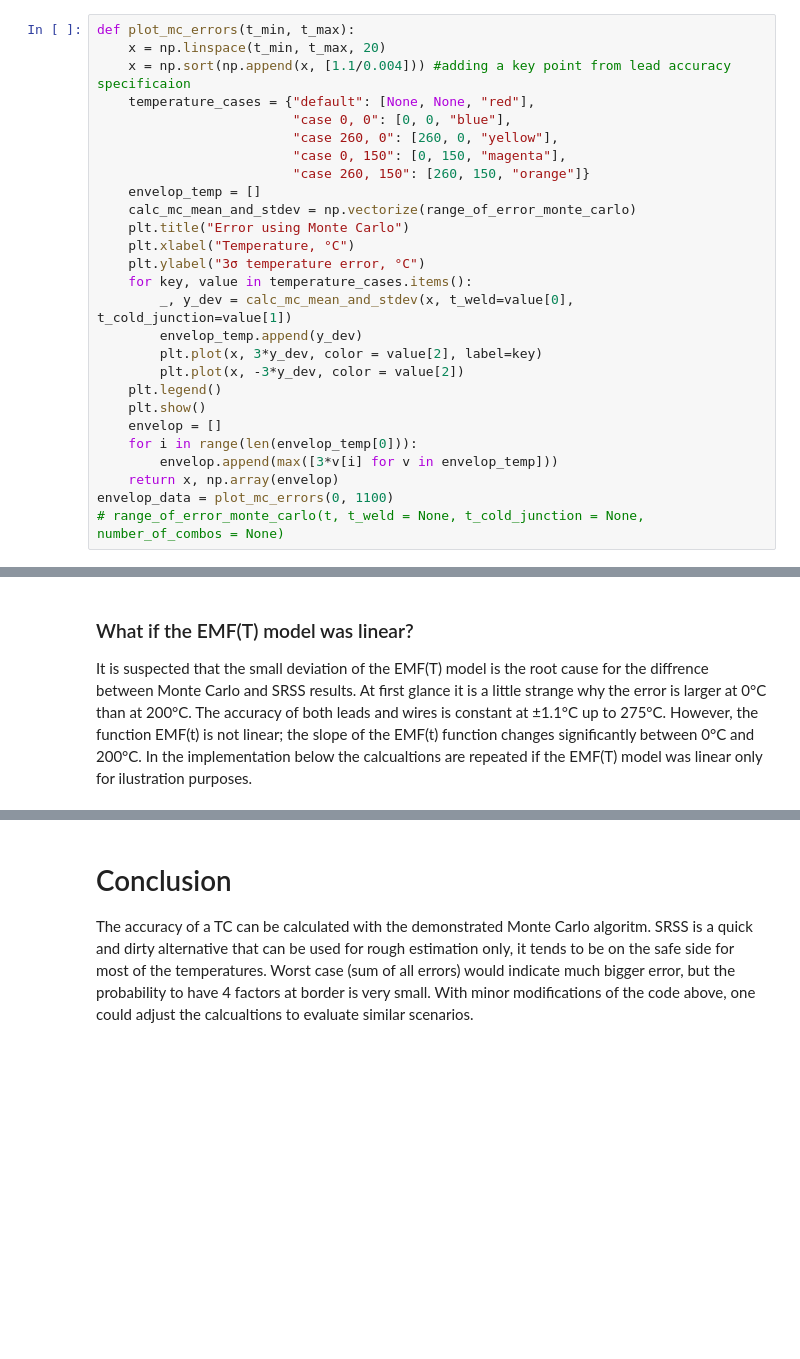
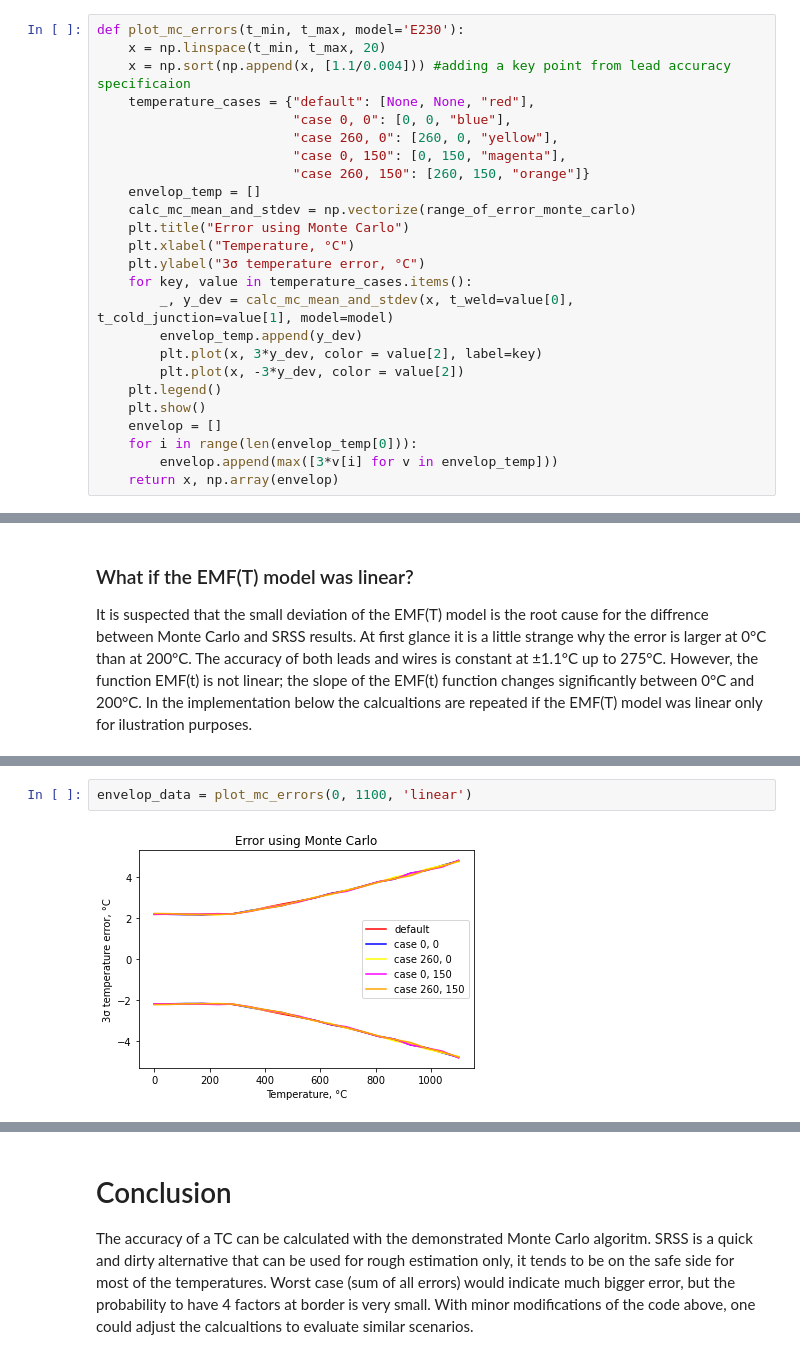
Before and after one commit to Chehlarov/Math-for-devs, a Jupyter notebook: 99 - TC project/N-type thermocouple accuracy calculation using Monte Carlo.ipynb, the cells around one changed output, grey strips where cells are left out. Drawn from its saved outputs; the diff is of its cells as text; blank space fills up the shorter version.

```diff
--- a/99 - TC project/N-type thermocouple accuracy calculation using Monte Carlo.ipynb
+++ b/99 - TC project/N-type thermocouple accuracy calculation using Monte Carlo.ipynb
@@ -276,7 +284,7 @@ The data shows 10000 combinations cover the 5% requirment with enough confidence
 # Calculating the error
 Below the expected error range is calcualted with 3σ confidence.
 # %%
-def plot_mc_errors(t_min, t_max):
+def plot_mc_errors(t_min, t_max, model='E230'):
     x = np.linspace(t_min, t_max, 20)
     x = np.sort(np.append(x, [1.1/0.004])) #adding a key point from lead accuracy specificaion
     temperature_cases = {"default": [None, None, "red"],
@@ -290,7 +298,7 @@ def plot_mc_errors(t_min, t_max):
     plt.xlabel("Temperature, °C")
     plt.ylabel("3σ temperature error, °C")
     for key, value in temperature_cases.items():
-        _, y_dev = calc_mc_mean_and_stdev(x, t_weld=value[0], t_cold_junction=value[1])
+        _, y_dev = calc_mc_mean_and_stdev(x, t_weld=value[0], t_cold_junction=value[1], model=model)
         envelop_temp.append(y_dev)
         plt.plot(x, 3*y_dev, color = value[2], label=key)
         plt.plot(x, -3*y_dev, color = value[2])
@@ -300,5 +308,3 @@ def plot_mc_errors(t_min, t_max):
     for i in range(len(envelop_temp[0])):
         envelop.append(max([3*v[i] for v in envelop_temp]))
     return x, np.array(envelop)
-envelop_data = plot_mc_errors(0, 1100)
-# range_of_error_monte_carlo(t, t_weld = None, t_cold_junction = None, number_of_combos = None)
@@ -394,0 +395,4 @@ The SRSS method is quite close to the Monte Carlo results, but little on the saf
+# %%
+envelop_data = plot_mc_errors(0, 1100, 'linear')
+# %% [output]
+[figure, added]
```
Also changed, not shown: parts of 17 cells of this notebook.
